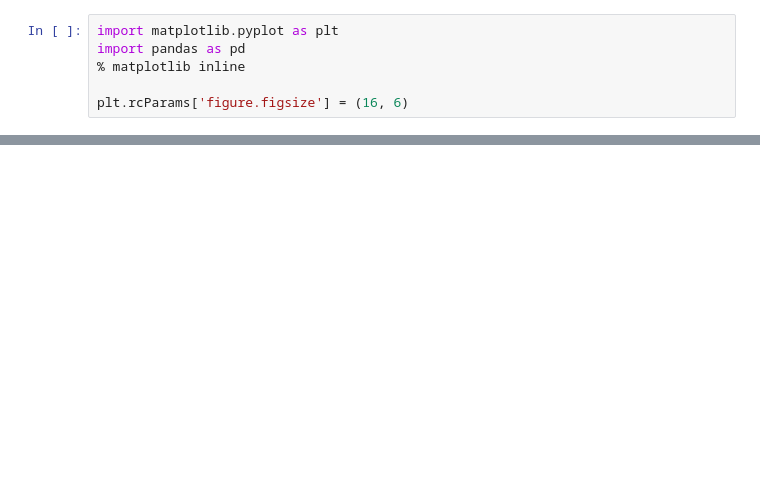
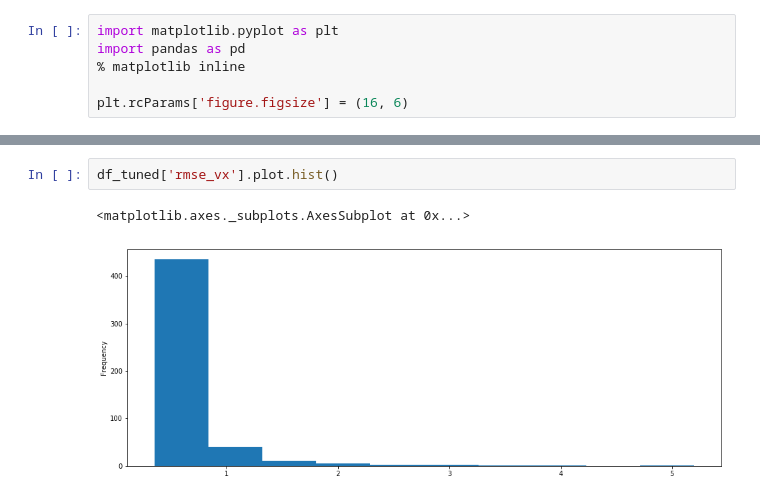
Before and after one commit to volkodava/CarND-Unscented-Kalman-Filter-Project, a Jupyter notebook: data_analysis.ipynb, the cells around one changed output, grey strips where cells are left out. Drawn from its saved outputs; the diff is of its cells as text; blank space fills up the shorter version.

```diff
--- a/data_analysis.ipynb
+++ b/data_analysis.ipynb
@@ -78,0 +102,5 @@ ax2.legend(loc='center right')
+# %%
+df_tuned['rmse_vx'].plot.hist()
+# %% [output]
+<matplotlib.axes._subplots.AxesSubplot at 0x...>
+[figure, added]
```
Also changed, not shown: parts of 10 cells of this notebook, 4 other files.
